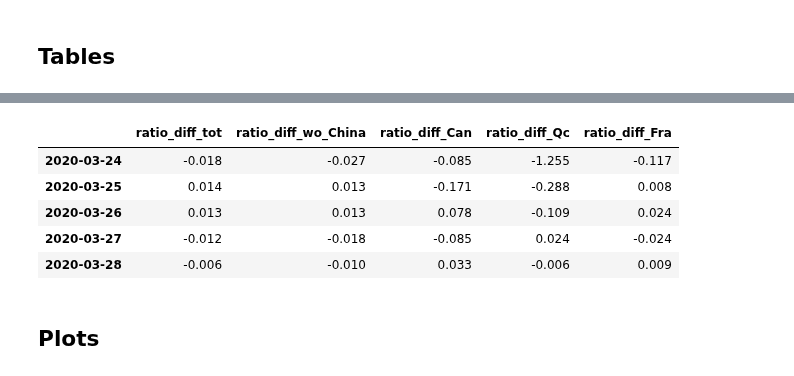
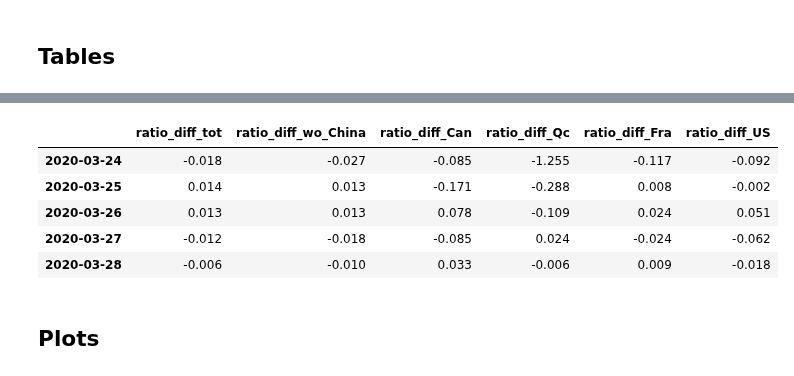
Before and after one commit to louisleroy5/COVID-19, a Jupyter notebook: Stat covid.ipynb, the cells around one changed output, grey strips where cells are left out. Saved outputs shown, nothing was run; the diff lists cells and outputs as text; code cells hidden in the pictures.

```diff
--- a/Stat covid.ipynb
+++ b/Stat covid.ipynb
@@ -90,4 +90,4 @@ confirmed["ratio_diff_Fra"] = substract(confirmed["ratio_Fra"])
 # %% [markdown]
 ## USA
 # %%
-data.loc[:, "US"].sum(axis=1)
+confirmed["Total_US"] = data.loc[:, "US"].sum(axis=1)
@@ -107,2 +93,0 @@ Length: 67, dtype: int64
-# %%
-confirmed["Total_US"] = data.loc[:, "US"].iloc[:, -1]
@@ -125,3 +94,7 @@ confirmed["Total_US"] = data.loc[:, "US"].iloc[:, -1]
+# %%
+confirmed["ratio_US"] = ratio_day(confirmed["Total_US"])
+# %%
+confirmed["ratio_diff_US"] = substract(confirmed["ratio_US"])
 # %% [markdown]
 ## Tables
 # %%
@@ -145,20 +118,21 @@ confirmed[["ratio_tot", "ratio_wo_China", "ratio_Can", "ratio_Qc", "ratio_Fra"]]
 # %%
 confirmed[
     [
         "ratio_diff_tot",
         "ratio_diff_wo_China",
         "ratio_diff_Can",
         "ratio_diff_Qc",
         "ratio_diff_Fra",
+        "ratio_diff_US",
     ]
 ].tail()
 # %% [output]
-|  | ratio_diff_tot | ratio_diff_wo_China | ratio_diff_Can | ratio_diff_Qc | ratio_diff_Fra |
-| 2020-03-24 | -0.018 | -0.027 | -0.085 | -1.255 | -0.117 |
-| 2020-03-25 | 0.014 | 0.013 | -0.171 | -0.288 | 0.008 |
-| 2020-03-26 | 0.013 | 0.013 | 0.078 | -0.109 | 0.024 |
-| 2020-03-27 | -0.012 | -0.018 | -0.085 | 0.024 | -0.024 |
-| 2020-03-28 | -0.006 | -0.010 | 0.033 | -0.006 | 0.009 |
+|  | ratio_diff_tot | ratio_diff_wo_China | ratio_diff_Can | ratio_diff_Qc | ratio_diff_Fra | ratio_diff_US |
+| 2020-03-24 | -0.018 | -0.027 | -0.085 | -1.255 | -0.117 | -0.092 |
+| 2020-03-25 | 0.014 | 0.013 | -0.171 | -0.288 | 0.008 | -0.002 |
+| 2020-03-26 | 0.013 | 0.013 | 0.078 | -0.109 | 0.024 | 0.051 |
+| 2020-03-27 | -0.012 | -0.018 | -0.085 | 0.024 | -0.024 | -0.062 |
+| 2020-03-28 | -0.006 | -0.010 | 0.033 | -0.006 | 0.009 | -0.018 |
 # %% [markdown]
 ## Plots
 # %%
```
Also changed, not shown: parts of 7 cells of this notebook.
